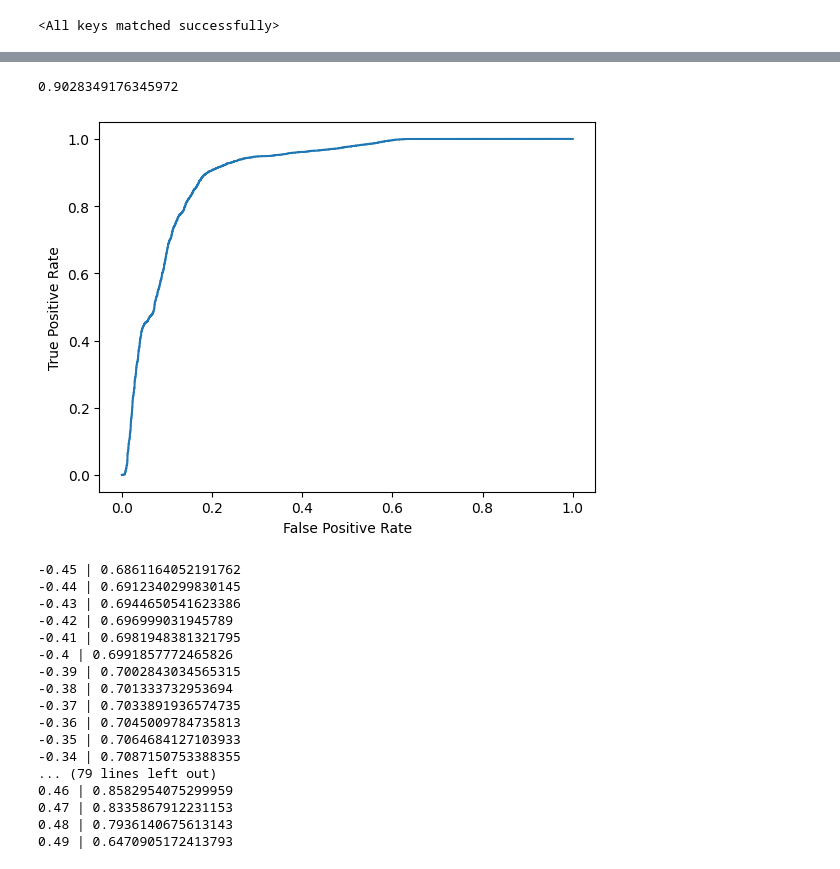
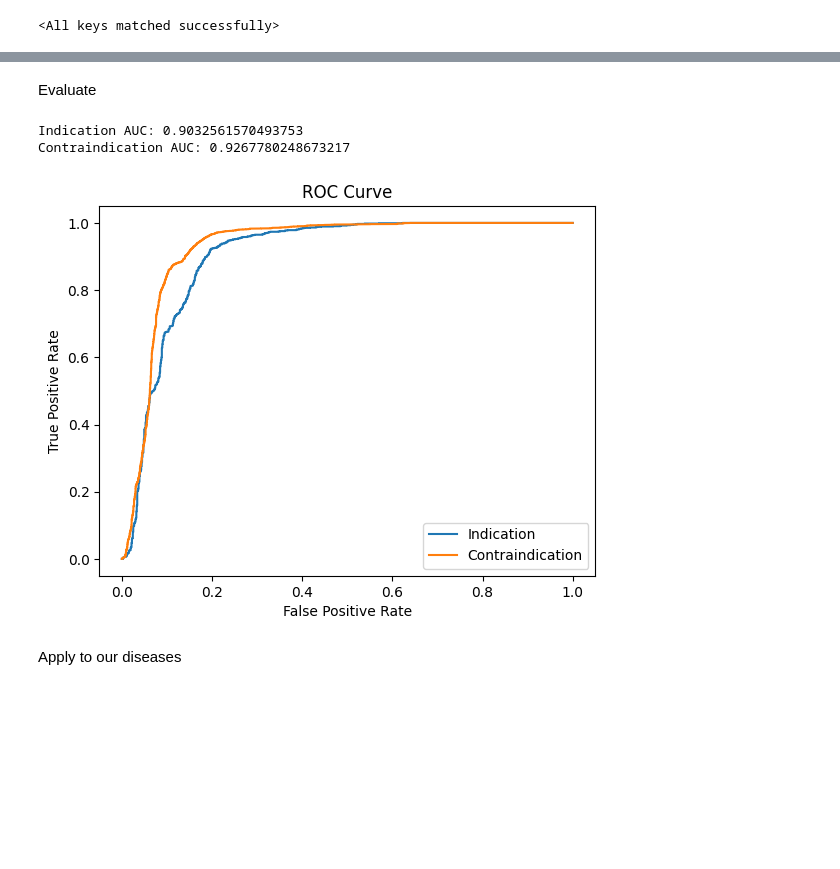
Before and after one commit to fostercm/Zero-Shot-Drug-Repurposing, a Jupyter notebook: src/Main.ipynb, the cells around one changed output, grey strips where cells are left out. Saved outputs shown, nothing was run; the diff lists cells and outputs as text; code cells hidden in the pictures; blank space fills up the shorter version.

```diff
--- a/src/Main.ipynb
+++ b/src/Main.ipynb
@@ -11,2 +11,0 @@ Process Data
-# %%
-data, ptrain_loader, pval_loader,ftrain_loader, fval_loader, ftest_loader, df = processData(256,2048,'ourkg_raw.csv')
@@ -60,7 +83,9 @@ torch.save(model.state_dict(), r'models/2L_GAT_SILU_E50.pt')
 # %% [markdown]
 Load Model
 # %%
+# device = 'cuda:2' if torch.cuda.is_available() else 'cpu'
+# data = torch.load(r'processed_data/E256/data_obj.pt').to(device)
 model = KGLinkPredictor(256,64,data).to(device)
-model.load_state_dict(torch.load(r'models/2L_GAT_SILU_E50.pt'))
+model.load_state_dict(torch.load(r'models/TestModel.pt'))
 # %% [output]
 <All keys matched successfully>
@@ -87,43 +92,2 @@ for batch in fval_loader:
-# %%
-import matplotlib.pyplot as plt
-from sklearn.metrics import roc_auc_score, roc_curve
-
-def plot_roc_curve(true_y, y_prob):
-    """
-    plots the roc curve based of the probabilities
-    """
-
-    fpr, tpr, thresholds = roc_curve(true_y, y_prob)
-    plt.plot(fpr, tpr)
-    plt.xlabel('False Positive Rate')
-    plt.ylabel('True Positive Rate')
-
-plot_roc_curve(y, y_hat)
-print(roc_auc_score(y, y_hat))
-# %% [output]
-0.9028349176345972
-[figure, removed]
-# %%
-from sklearn.metrics import f1_score
-for thresh in range(-45,50,1):
-    thresh = thresh/100
-    y_hat_mod = np.round(y_hat-thresh)
-    print(thresh,"|",f1_score(y, y_hat_mod))
-# %% [output]
--0.45 | 0.6861164052191762
--0.44 | 0.6912340299830145
--0.43 | 0.6944650541623386
--0.42 | 0.696999031945789
--0.41 | 0.6981948381321795
--0.4 | 0.6991857772465826
--0.39 | 0.7002843034565315
--0.38 | 0.701333732953694
--0.37 | 0.7033891936574735
--0.36 | 0.7045009784735813
--0.35 | 0.7064684127103933
--0.34 | 0.7087150753388355
-... (79 lines left out)
-0.46 | 0.8582954075299959
-0.47 | 0.8335867912231153
-0.48 | 0.7936140675613143
-0.49 | 0.6470905172413793
+# %% [markdown]
+Evaluate
@@ -129,0 +121,23 @@ for thresh in range(-45,50,1):
+# %%
+def plot_roc_curve(indication_true, indication_pred, contraindication_true, contraindication_pred):
+    """
+    plots the roc curve based of the probabilities
+    """
+
+    i_fpr, i_tpr, thresholds = roc_curve(indication_true, indication_pred)
+    c_fpr, c_tpr, thresholds = roc_curve(contraindication_true, contraindication_pred)
+    plt.plot(i_fpr, i_tpr)
+    plt.plot(c_fpr, c_tpr)
+    plt.xlabel('False Positive Rate')
+    plt.ylabel('True Positive Rate')
+    plt.title('ROC Curve')
+    plt.legend(['Indication','Contraindication'])
+
+plot_roc_curve(indication_true, indication_pred, contraindication_true, contraindication_pred)
+
+print('Indication AUC:',roc_auc_score(indication_true, indication_pred))
+print('Contraindication AUC:',roc_auc_score(contraindication_true, contraindication_pred))
+# %% [output]
+Indication AUC: 0.9032561570493753
+Contraindication AUC: 0.9267780248673217
+[figure, added]
@@ -129,0 +157,2 @@ for thresh in range(-45,50,1):
+# %% [markdown]
+Apply to our diseases
```
Also changed, not shown: parts of 16 cells of this notebook, 3 other files.
